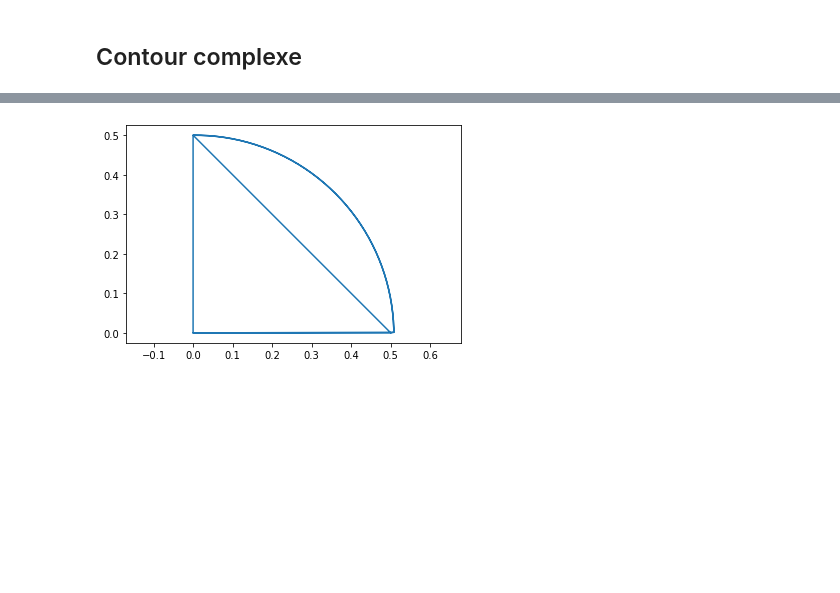
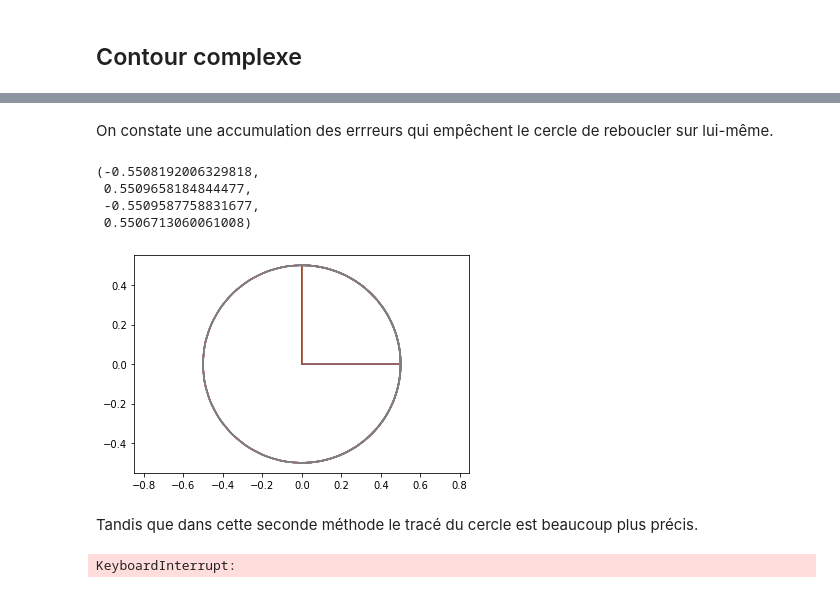
Before and after one commit to florefalcon/Projet-maths-info-Eva-et-Flore, a Jupyter notebook: Projet Lignes de niveau.ipynb, the cells around one changed output, grey strips where cells are left out. Drawn from its saved outputs; the diff is of its cells as text; code cells hidden in the pictures; blank space fills up the shorter version.

Commit message:
contour complexe bien avancé

```diff
--- a/Projet Lignes de niveau.ipynb
+++ b/Projet Lignes de niveau.ipynb
@@ -173,10 +184,12 @@ def recherche_point_newton(f,xi,yi,d,c,eps):
 
     (x,y)=(xi,yi)+tang_norm(f,xi,yi,d)
 
-    while F(x,y)[0]**2+F(x,y)[1]**2 > eps**2:
+    it=0 #compte le nombre d'itérations
+
+    while F(x,y)[0]**2+F(x,y)[1]**2 > eps**2 and it<1000:
         J=Jac(F,x,y)
         (x,y)=(x,y)-np.dot(np.linalg.inv(J),F(x,y))
-
+        it+=1
     return (x,y)
 # %%
 def simple_contour(f,c=0.0,d=0.01):
@@ -248,2 +284,24 @@ def contour_complexe (g,c=0.0,xc=[0.0,1.0],yc=[0.0,1.0],d=0.01):
+# %%
+def contour_complexe (g,c=0.0,xc=[0.0,1.0],yc=[0.0,1.0],d=0.01):
+    xs,ys=[],[]
+    eps=2**-10
+    for i in range (0,len(xc)-1):
+        for j in range (0,len(yc)-1):
+            xs_i_j=[]
+            ys_i_j=[]
+            seeds=find_seed_cellule (g,c,i,j,xc,yc)
+            for (tx,ty) in seeds:
+                xs_i_j.append(tx)
+                ys_i_j.append(ty)
+                (xi,yi)=(tx,ty)+tang_norm(f,tx,ty,d)
+                it=0
+                while (abs(xi-xc[i])>eps and abs(xi-xc[i+1])>eps and abs(yi-yc[j])>eps and abs(yi-yc[j+1])>eps) and it<10000:
+                    (xi,yi)=recherche_point_newton(f,xi,yi,d,c,eps)
+                    xs_i_j.append(xi)
+                    ys_i_j.append(yi)
+                    it+=1
+                xs.append(xs_i_j)
+                ys.append(ys_i_j)
+    return (np.array(xs),np.array(ys))
 # %%
 xc,yc=[-1.0,0.0,1.0],[-1.0,0.0,1.0]
@@ -269,0 +327,7 @@ contour_complexe (f,0.25,xc,yc)
+# %%
+Xs,Ys=contour_complexe_naif (f,0.25,xc,yc)
+
+for (x,y) in zip(Xs,Ys):
+    plt.plot(x,y)
+
+plt.axis("equal")
@@ -270,7 +340,25 @@ contour_complexe (f,0.25,xc,yc)
+# %% [markdown]
+On constate une accumulation des errreurs qui empêchent le cercle de reboucler sur lui-même.
 # %%
-X,Y=contour_complexe (f,0.25,xc,yc)
-plt.plot(X,Y)
+Xs,Ys=contour_complexe (f,0.25,xc,yc)
+
+for (x,y) in zip(Xs,Ys):
+        plt.plot(x,y)
+
+
 plt.axis("equal")
-plt.show()
 # %% [output]
+(-0.5508192006329818,
+ 0.5509658184844477,
+ -0.5509587758831677,
+ 0.5506713060061008)
-[figure, old version]
+[figure, new version]
+# %% [markdown]
+Tandis que dans cette seconde méthode le tracé du cercle est beaucoup plus précis.
+# %%
+Xs,Ys=contour_complexe (g,0.3,xc,yc)
+
+for (x,y) in zip(Xs,Ys):
+        plt.plot(x,y)
+# %% [output]
+KeyboardInterrupt:
```
Also changed, not shown: parts of 24 cells of this notebook.
